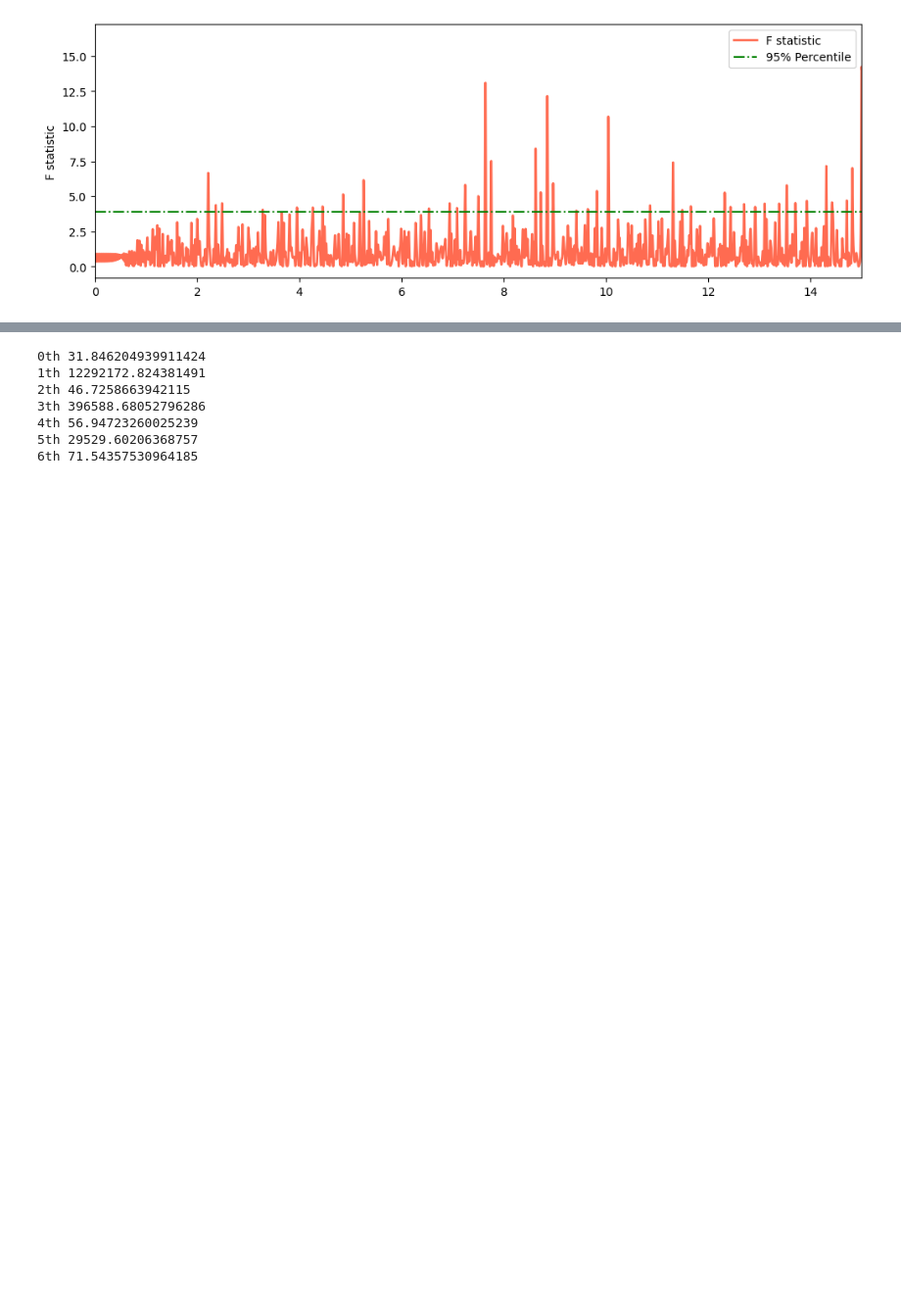
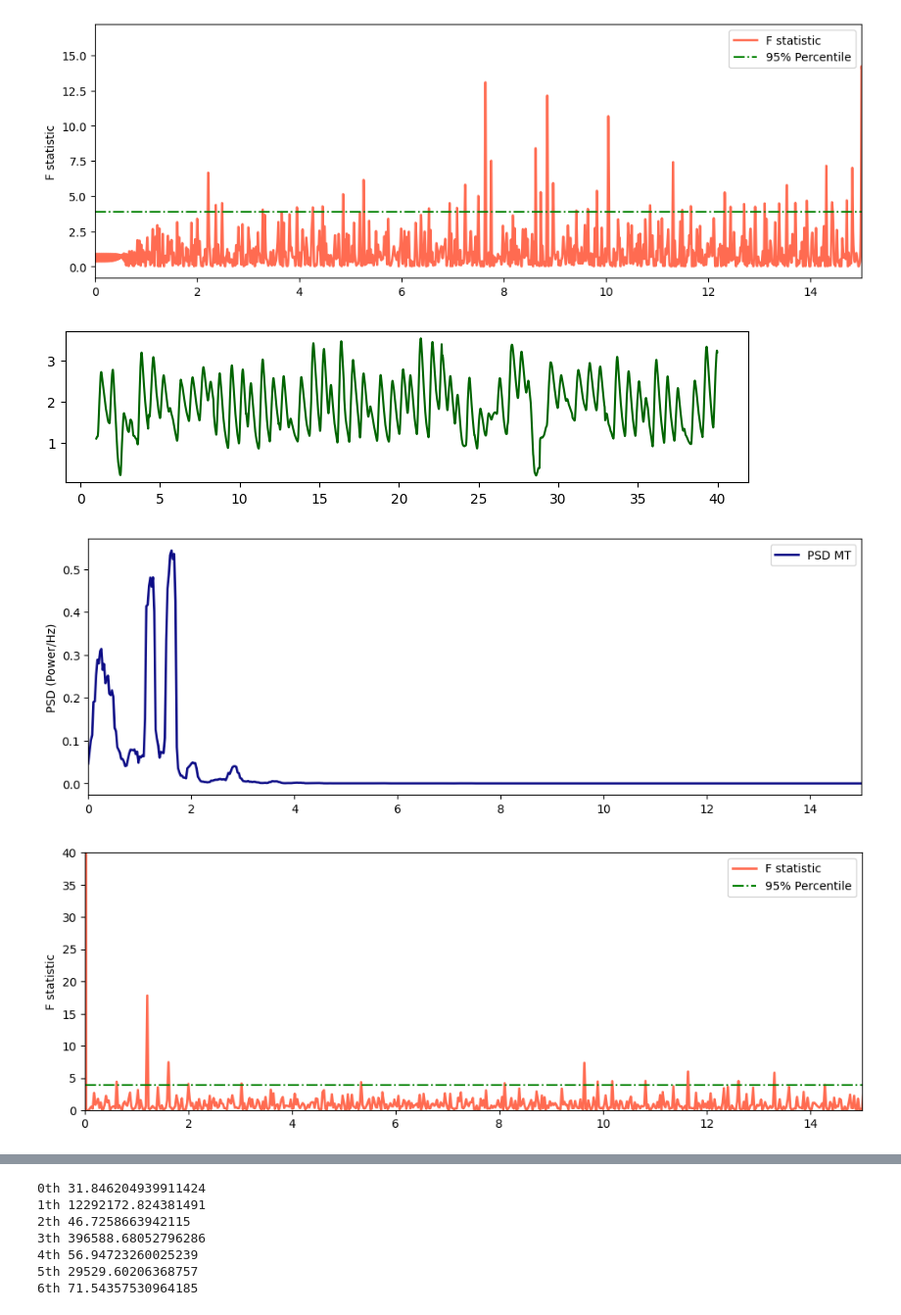
Before and after one commit to Chamusuke/Multitaper_harmonic_Ftest, a Jupyter notebook: python/example.ipynb, the cells around one changed output, grey strips where cells are left out. Shown: that part at 98% size. Drawn from its saved outputs; the diff is of its cells as text; code cells hidden in the pictures; blank space fills up the shorter version.

```diff
--- a/python/example.ipynb
+++ b/python/example.ipynb
@@ -183,6 +183,54 @@ plt.show()
 # %% [output]
 [figure]
 [figure]
+# %%
+signal_ppg = df_ecg["PPG"].iloc[125:5000].to_numpy()
+time_ppg = df_ecg["Time"].iloc[125:5000].to_numpy()
+
+# signal_ppg = highpass(signal_ppg, fs_ECG, cutoff, gpass, gstop)
+# signal_ppg = lowpass(signal_ppg, fs_ECG, cutoff, gpass, gstop)
+
+fig = plt.figure(1, figsize=(9,2))
+ax = fig.add_subplot()
+ax.plot(time_ppg, signal_ppg, color='darkgreen')
+# ax.set_xlim(2,5)
+plt.show()
+
+MTSpec = MultiTaper_Periodogram(NW=4)
+MTSpec.MT_Spec(signal_ppg, fs_ECG)
+
+fig = plt.figure(figsize=(12, 4))
+ax = fig.add_subplot()
+a = 0.95
+ax.plot(MTSpec.f, MTSpec.mt_psd, '-',label='PSD MT',alpha=a,  c ='navy',lw=2)
+ax.set_ylabel('PSD (Power/Hz)')
+# ax.set_xscale('log')
+ax.set_xlim(0,15)
+# ax.set_yscale('log')
+# ax.set_ylim(1e-8)
+plt.legend()
+plt.show()
+
+
+MTSpec.Harmonic_Ftest(p_level=0.05)
+fig = plt.figure(figsize=(12, 4))
+ax = fig.add_subplot()
+a = 0.95
+
+ax.plot(MTSpec.f, MTSpec.F, '-',label='F statistic',alpha=a,  c ='tomato',lw=2)
+ax.set_ylabel('F statistic')
+ax.hlines(MTSpec.F_crit, MTSpec.f[0], MTSpec.f[-1], linestyles="-.", color='green', label='95% Percentile')
+
+# ax.set_xscale('log')
+ax.set_xlim(0,15)
+# ax.set_yscale('log')
+ax.set_ylim(0,40)
+plt.legend()
+plt.show()
+# %% [output]
+[figure, added]
+[figure, added]
+[figure, added]
 # %%
 import numpy as np
 import matplotlib.pyplot as plt
```
Also changed, not shown: parts of 2 cells of this notebook.
